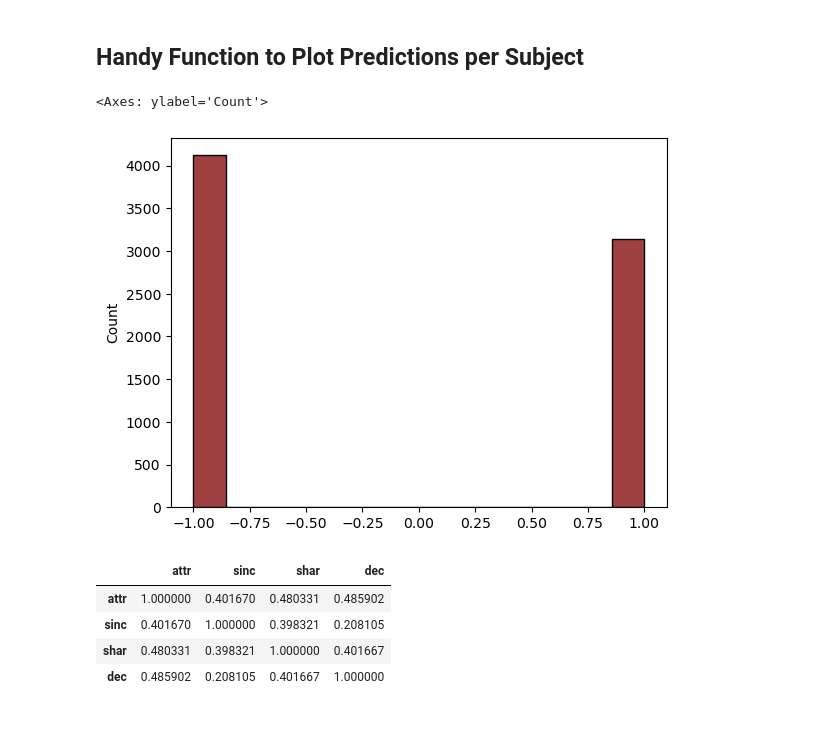
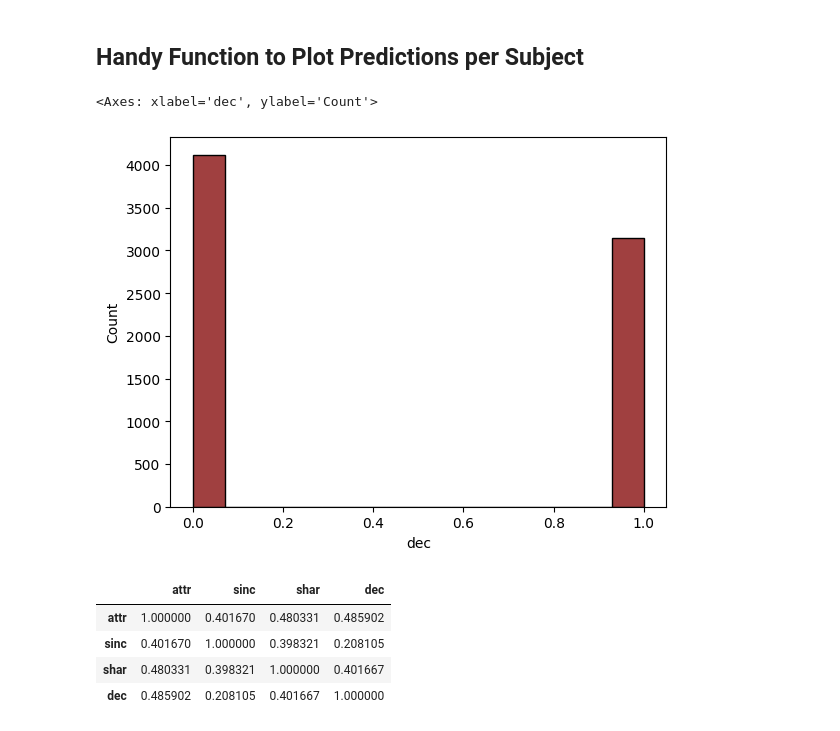
Before and after one commit to amahammad132/COGS4210, a Jupyter notebook: HW4/problem3.ipynb, the cells around one changed output. Drawn from its saved outputs; the diff is of its cells as text; code cells hidden in the pictures.

```diff
--- a/HW4/problem3.ipynb
+++ b/HW4/problem3.ipynb
@@ -47,11 +47,10 @@ scaler = StandardScaler()
 cols = ['attr', 'sinc', 'shar']
 data[cols] = scaler.fit_transform(data[cols])
 # %%
-dec1 = np.float64(data.dec * 2 - 1)
-sns.histplot(dec1, color='maroon', alpha=0.75)
+sns.histplot(data.dec, color='maroon', alpha=0.75)
 # %% [output]
-<Axes: ylabel='Count'>
+<Axes: xlabel='dec', ylabel='Count'>
-[figure, old version]
+[figure, new version]
 # %%
 # correlation
 data[["attr", "sinc", "shar", "dec"]].corr()
```
Also changed, not shown: parts of 24 cells of this notebook, 4 other files.
